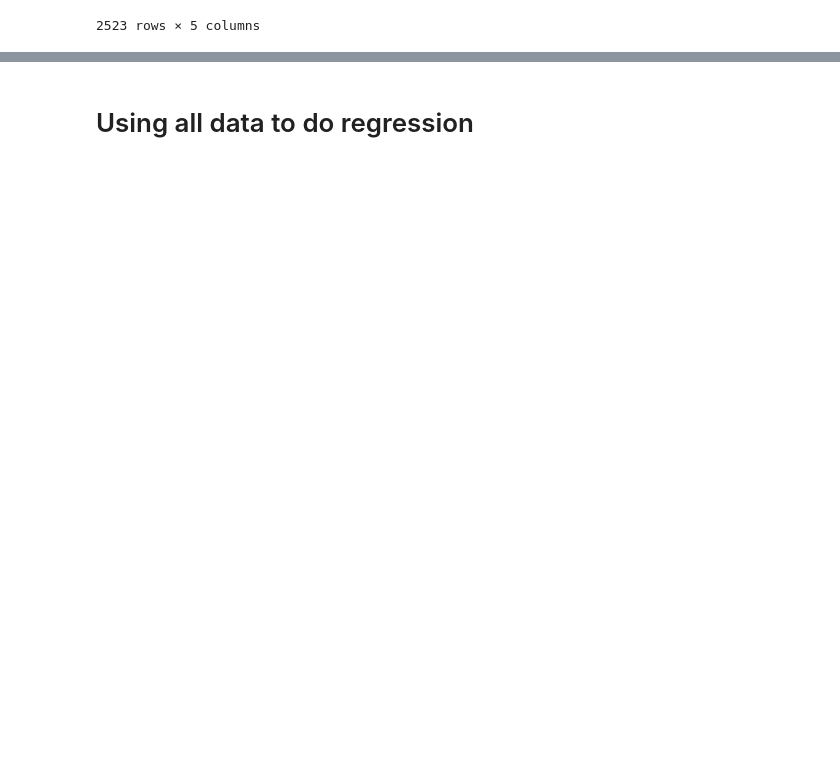
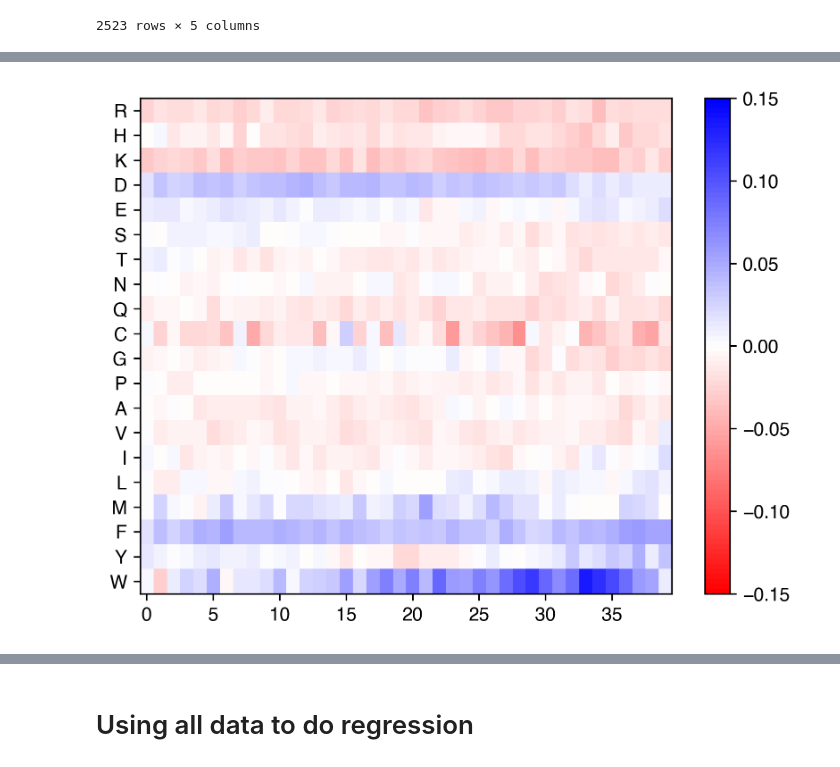
Before and after one commit to staller-lab/NN_interpretability_for_AD_prediction, a Jupyter notebook: scripts/analysis_scripts/linear_regression.ipynb, the cells around one changed output, grey strips where cells are left out. Cells and saved outputs as stored; diff of their text form; code cells hidden in the pictures; blank space fills up the shorter version.

```diff
--- a/scripts/analysis_scripts/linear_regression.ipynb
+++ b/scripts/analysis_scripts/linear_regression.ipynb
@@ -118,0 +162,15 @@ spearmanr(test_data_df["abundance"], test_data_df["pred_abund"]).correlation
+# %%
+# This is setting up our colors for the plots
+
+# Colors for convolutional filter
+colors = [(1, 0, 0), (1, 1, 1), (0, 0, 1)]  # Red, White, Blue
+n_bins = 100  # Number of color bins
+cmap_name = "custom_colormap"
+custom_cmap = LinearSegmentedColormap.from_list(cmap_name, colors, N=n_bins)
+custom_cmap.set_bad(color='white', alpha=1.0)  # Handle NaN values, if any
+
+# Colors for AA labels
+colors = {'A': 'purple', 'C': 'darkorange', 'E': 'blue', 'D': 'blue', 'G': 'darkorange',
+                  'F': 'indigo', 'I': 'purple', 'H': 'green', 'K': 'green', 'M': 'purple',
+                  'L': 'purple', 'N': 'darkslategray', 'Q': 'darkslategray', 'P': 'darkorange', 'S': 'darkslategray',
+                  'R': 'green', 'T': 'darkslategray', 'W': 'indigo', 'V': 'purple', 'Y': 'indigo'}
@@ -118,0 +179,10 @@ spearmanr(test_data_df["abundance"], test_data_df["pred_abund"]).correlation
+# %%
+# Looking at the regression weights
+lim = 0.15
+plt.imshow(reg_act.coef_.reshape(40,20).T, cmap=custom_cmap, aspect='auto',vmin=-lim,vmax=lim)
+plt.colorbar()
+plt.yticks(range(20), ['R','H','K','D','E','S','T','N','Q','C','G','P','A','V','I','L','M','F','Y','W'])
+
+plt.show()
+# %% [output]
+[figure, added]
```
Also changed, not shown: parts of 17 cells of this notebook, 5 other files.
